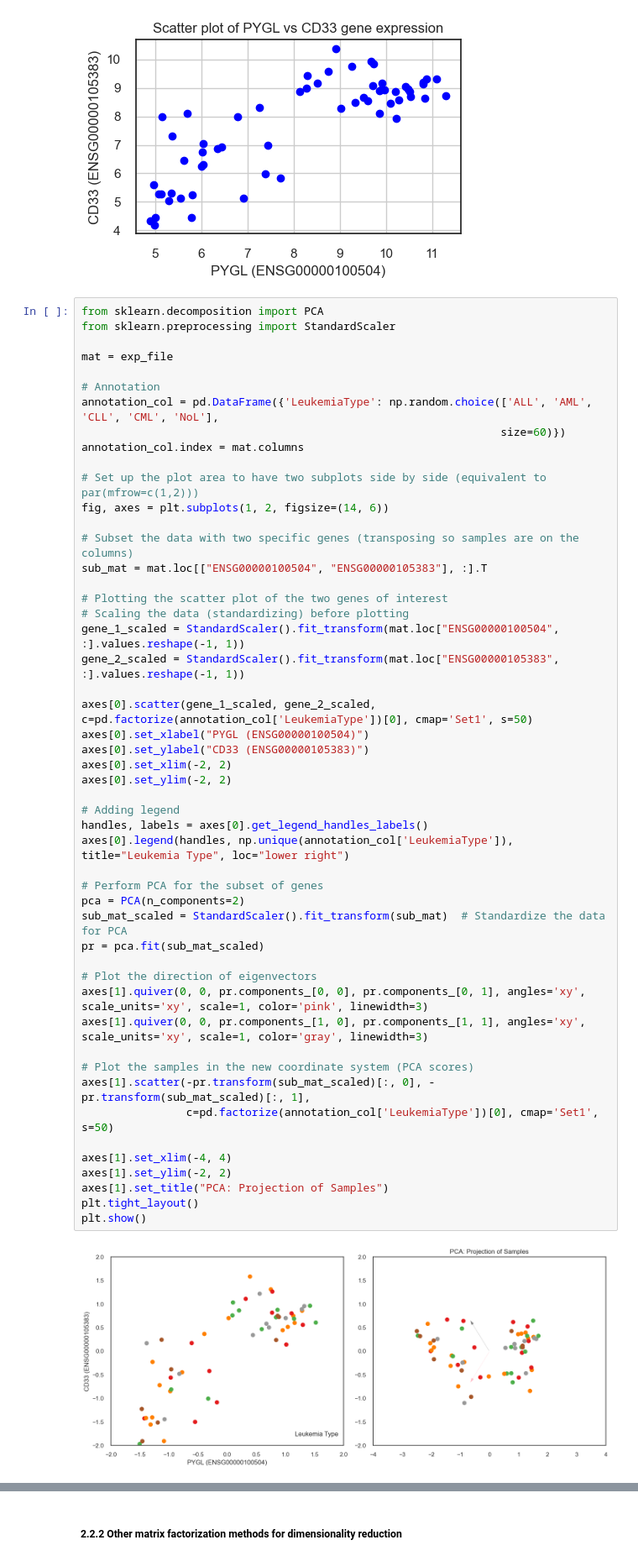
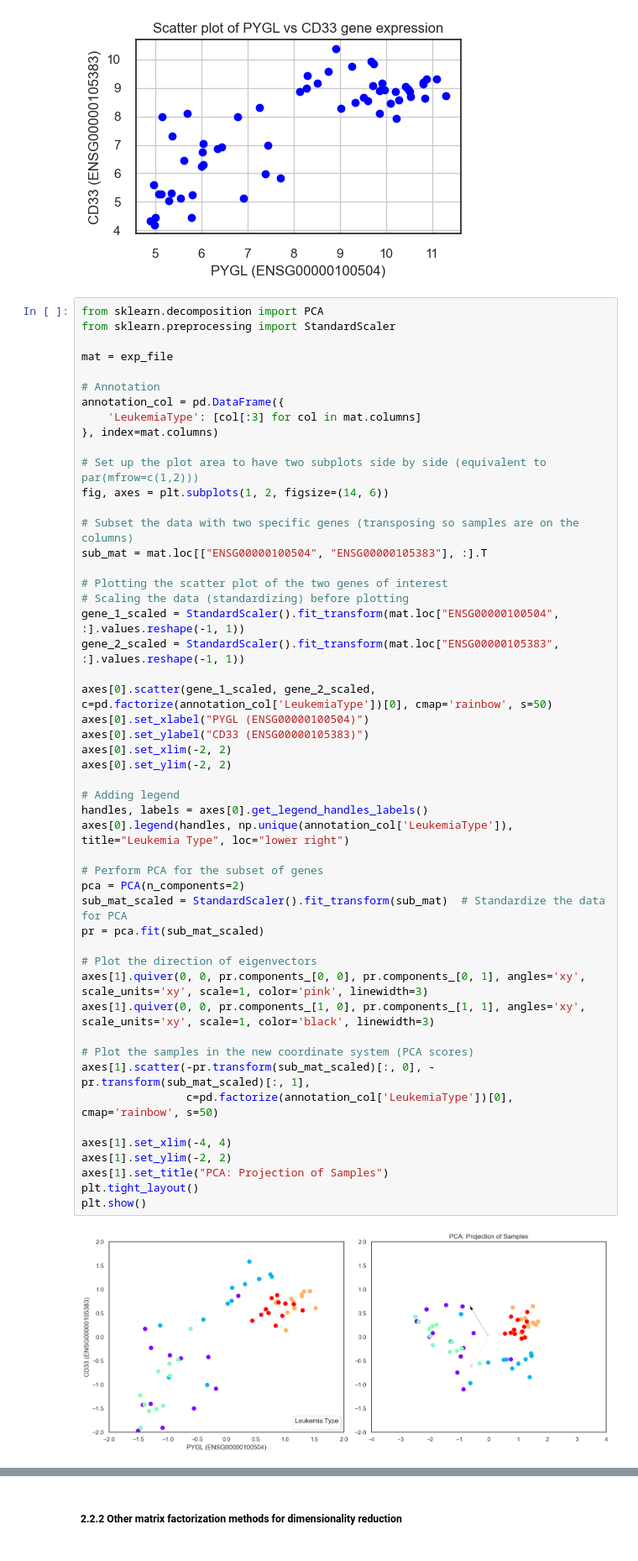
Before and after one commit to olxssa/computational_genomics, a Jupyter notebook: Module2_Unsupervised_Learning.ipynb, the cells around one changed output, grey strips where cells are left out. Shown at 84% size. Cells and saved outputs as stored; diff of their text form.

```diff
--- a/Module2_Unsupervised_Learning.ipynb
+++ b/Module2_Unsupervised_Learning.ipynb
@@ -530,9 +528,9 @@ from sklearn.preprocessing import StandardScaler
 mat = exp_file
 
 # Annotation
-annotation_col = pd.DataFrame({'LeukemiaType': np.random.choice(['ALL', 'AML', 'CLL', 'CML', 'NoL'],
-                                                                size=60)})
-annotation_col.index = mat.columns
+annotation_col = pd.DataFrame({
+    'LeukemiaType': [col[:3] for col in mat.columns]
+}, index=mat.columns)
 
 # Set up the plot area to have two subplots side by side (equivalent to par(mfrow=c(1,2)))
 fig, axes = plt.subplots(1, 2, figsize=(14, 6))
@@ -544,37 +542,37 @@ sub_mat = mat.loc[["ENSG00000100504", "ENSG00000105383"], :].T
 # Scaling the data (standardizing) before plotting
 gene_1_scaled = StandardScaler().fit_transform(mat.loc["ENSG00000100504", :].values.reshape(-1, 1))
 gene_2_scaled = StandardScaler().fit_transform(mat.loc["ENSG00000105383", :].values.reshape(-1, 1))
 
-axes[0].scatter(gene_1_scaled, gene_2_scaled, c=pd.factorize(annotation_col['LeukemiaType'])[0], cmap='Set1', s=50)
+axes[0].scatter(gene_1_scaled, gene_2_scaled, c=pd.factorize(annotation_col['LeukemiaType'])[0], cmap='rainbow', s=50)
 axes[0].set_xlabel("PYGL (ENSG00000100504)")
 axes[0].set_ylabel("CD33 (ENSG00000105383)")
 axes[0].set_xlim(-2, 2)
 axes[0].set_ylim(-2, 2)
 
 # Adding legend
 handles, labels = axes[0].get_legend_handles_labels()
 axes[0].legend(handles, np.unique(annotation_col['LeukemiaType']), title="Leukemia Type", loc="lower right")
 
 # Perform PCA for the subset of genes
 pca = PCA(n_components=2)
 sub_mat_scaled = StandardScaler().fit_transform(sub_mat)  # Standardize the data for PCA
 pr = pca.fit(sub_mat_scaled)
 
 # Plot the direction of eigenvectors
 axes[1].quiver(0, 0, pr.components_[0, 0], pr.components_[0, 1], angles='xy', scale_units='xy', scale=1, color='pink', linewidth=3)
-axes[1].quiver(0, 0, pr.components_[1, 0], pr.components_[1, 1], angles='xy', scale_units='xy', scale=1, color='gray', linewidth=3)
+axes[1].quiver(0, 0, pr.components_[1, 0], pr.components_[1, 1], angles='xy', scale_units='xy', scale=1, color='black', linewidth=3)
 
 # Plot the samples in the new coordinate system (PCA scores)
 axes[1].scatter(-pr.transform(sub_mat_scaled)[:, 0], -pr.transform(sub_mat_scaled)[:, 1],
-                c=pd.factorize(annotation_col['LeukemiaType'])[0], cmap='Set1', s=50)
+                c=pd.factorize(annotation_col['LeukemiaType'])[0], cmap='rainbow', s=50)
 
 axes[1].set_xlim(-4, 4)
 axes[1].set_ylim(-2, 2)
 axes[1].set_title("PCA: Projection of Samples")
 plt.tight_layout()
 plt.show()
 # %% [output]
-[figure, old version]
+[figure, new version]
 # %% [markdown]
 ###### Singular value decomposition (SVD) and principal component analysis:
 A more common way to calculate PCA is through something called singular value decomposition (SVD). This results in another interpretation of PCA, which is called “latent factor” or “latent component” interpretation. In a moment, it will be clearer what we mean by “latent factors”. SVD is a matrix factorization or decomposition algorithm that decomposes an input matrix $X$ as follows:
```
Also changed, not shown: parts of 12 cells of this notebook, 1 other file.
